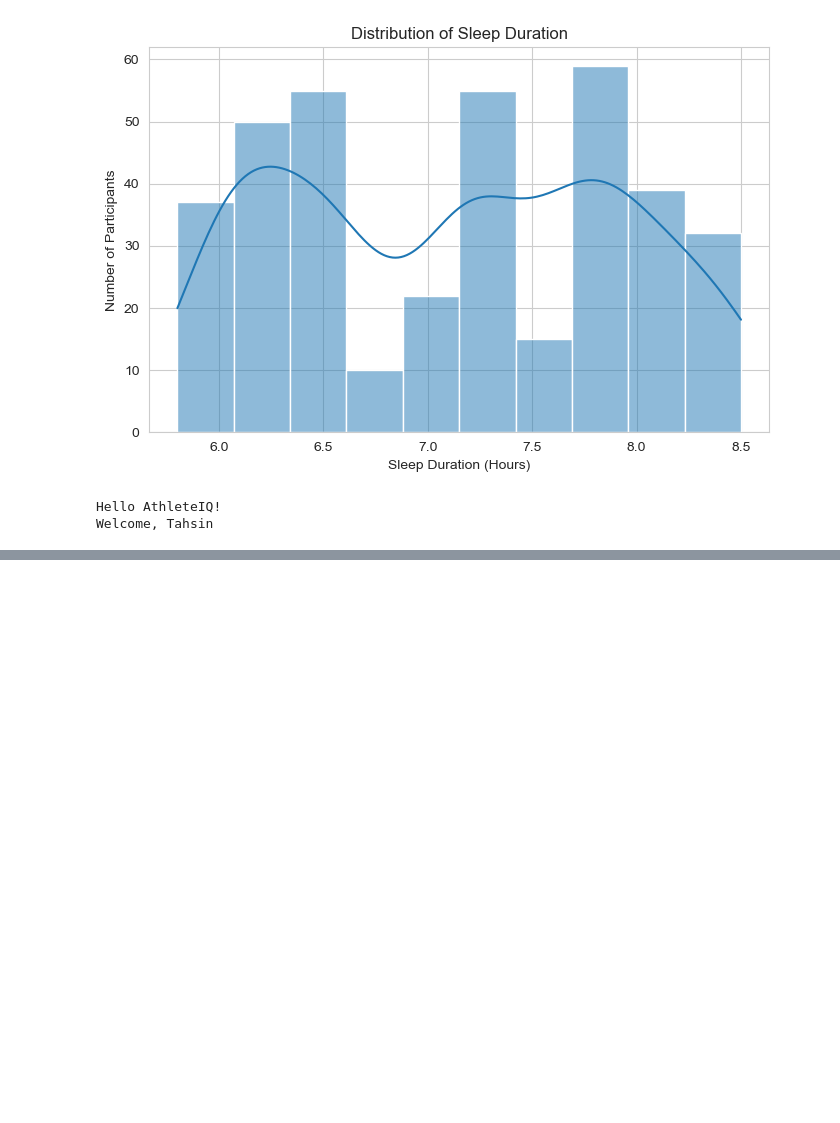
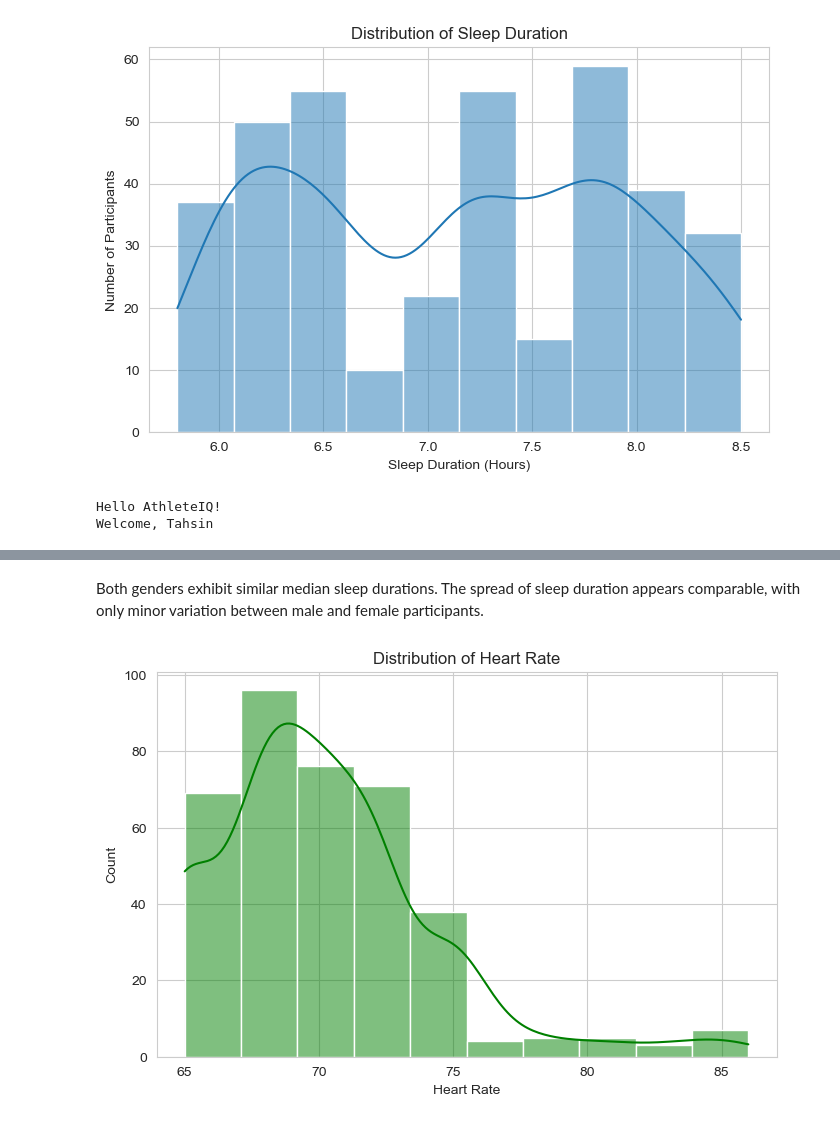
Before and after one commit to tahsin1017/athleteiq-performance-prediction, a Jupyter notebook: notebooks/01_data_exploration.ipynb, the cells around one changed output, grey strips where cells are left out. Cells and saved outputs as stored; diff of their text form; code cells hidden in the pictures; blank space fills up the shorter version.

```diff
--- a/notebooks/01_data_exploration.ipynb
+++ b/notebooks/01_data_exploration.ipynb
@@ -133,0 +212,26 @@ Welcome, Tahsin
+# %% [markdown]
+Both genders exhibit similar median sleep durations. The spread of sleep duration appears comparable, with only minor variation between male and female participants.
+# %%
+plt.figure(figsize=(8,5))
+
+sns.histplot(
+    data=df,
+    x="Heart Rate",
+    bins=10,
+    kde=True,
+    color="green"
+)
+
+plt.title("Distribution of Heart Rate")
+plt.xlabel("Heart Rate")
+plt.ylabel("Count")
+
+plt.savefig(
+    "../figures/heart_rate_distribution.png",
+    dpi=300,
+    bbox_inches="tight"
+)
+
+plt.show()
+# %% [output]
+[figure, added]
```
Also changed, not shown: parts of 8 cells of this notebook, 5 other files.
